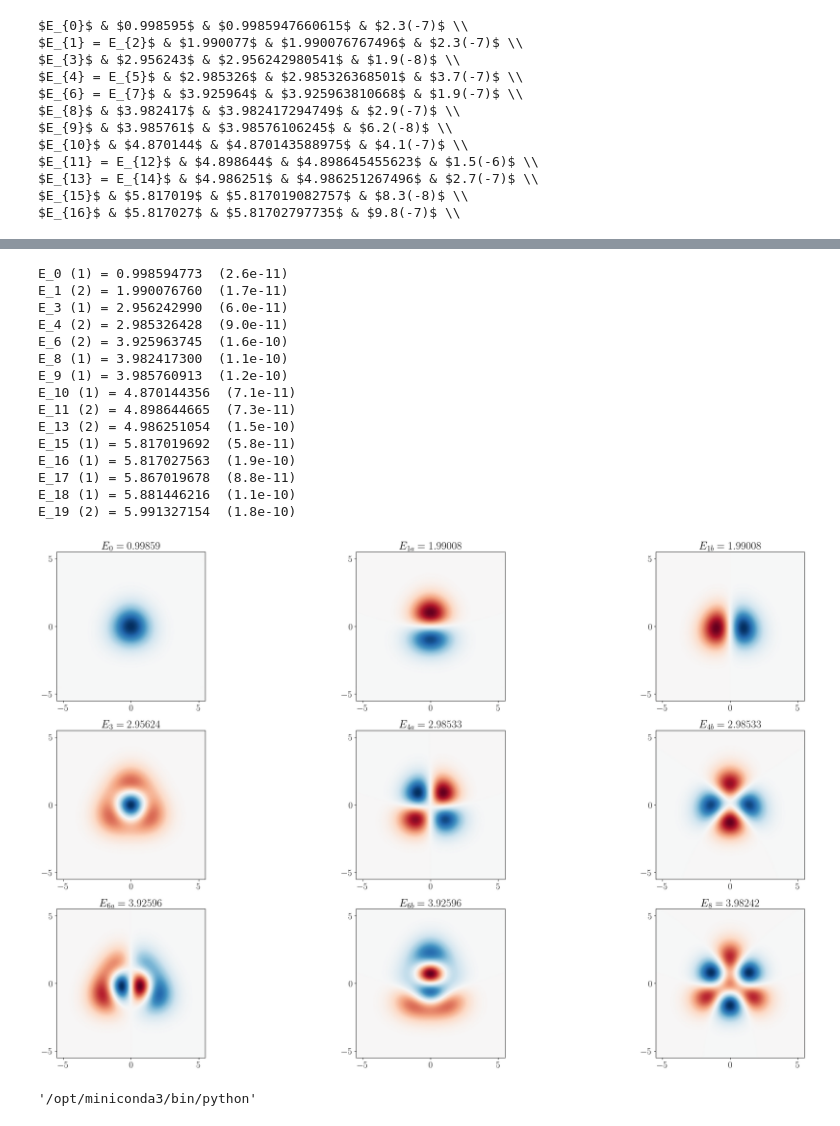
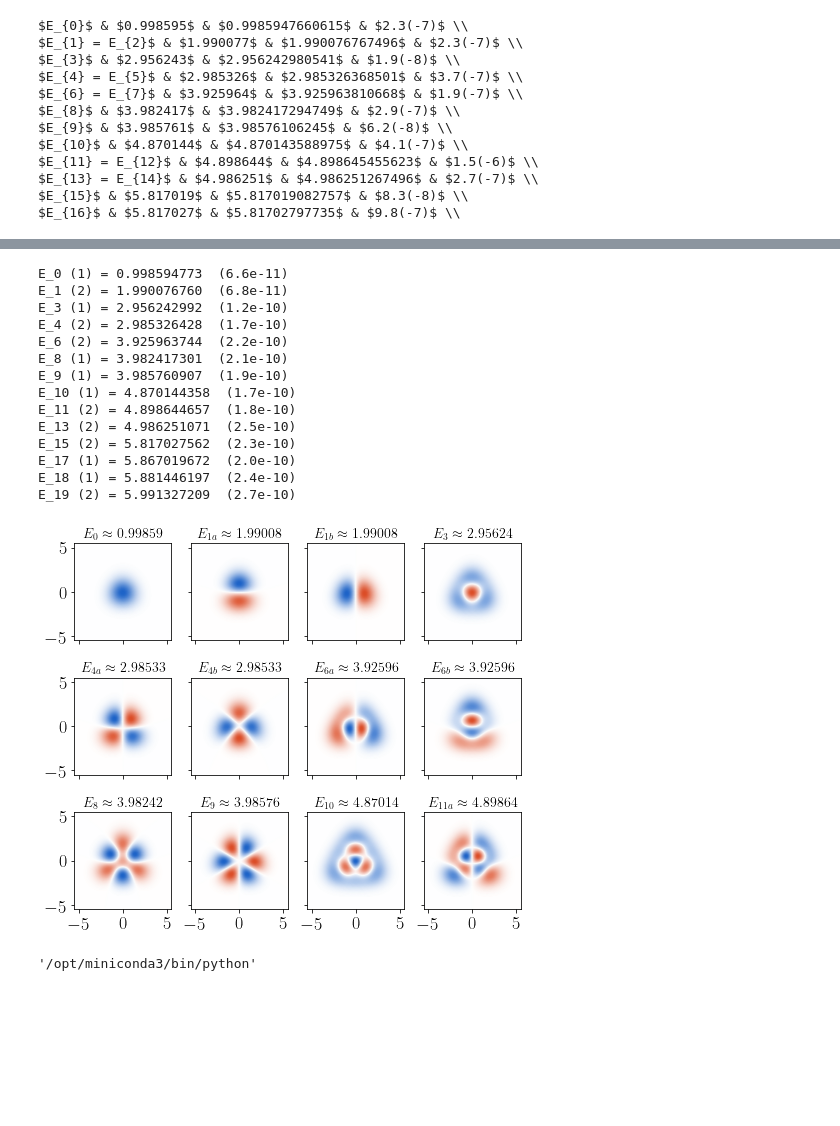
Before and after one commit to toonijn/PhD-thesis, a Jupyter notebook: img/chapter3/experiments/henon_heiles.ipynb, the cells around one changed output, grey strips where cells are left out. Saved outputs shown, nothing was run; the diff lists cells and outputs as text; code cells hidden in the pictures; blank space fills up the shorter version.

```diff
--- a/img/chapter3/experiments/henon_heiles.ipynb
+++ b/img/chapter3/experiments/henon_heiles.ipynb
@@ -57,0 +75,7 @@ $E_{16}$ & $5.817027$ & $5.81702797735$ & $9.8(-7)$ \\
+# %%
+eigs = []
+for i, E, m in result:
+    for _ in range(m):
+        eigs.append(E)
+
+np.array(eigs) - best_known[:len(eigs)]
@@ -78,60 +107,60 @@ Es
 for i, E, m in Es:
     print(f"E_{i} ({m}) = {E/2:.9f}  ({p.eigenvalueError(E):.1e})")
 # %% [output]
-E_0 (1) = 0.998594773  (2.6e-11)
-E_1 (2) = 1.990076760  (1.7e-11)
-E_3 (1) = 2.956242990  (6.0e-11)
-E_4 (2) = 2.985326428  (9.0e-11)
-E_6 (2) = 3.925963745  (1.6e-10)
-E_8 (1) = 3.982417300  (1.1e-10)
-E_9 (1) = 3.985760913  (1.2e-10)
-E_10 (1) = 4.870144356  (7.1e-11)
-E_11 (2) = 4.898644665  (7.3e-11)
-E_13 (2) = 4.986251054  (1.5e-10)
-E_15 (1) = 5.817019692  (5.8e-11)
-E_16 (1) = 5.817027563  (1.9e-10)
-E_17 (1) = 5.867019678  (8.8e-11)
-E_18 (1) = 5.881446216  (1.1e-10)
-E_19 (2) = 5.991327154  (1.8e-10)
+E_0 (1) = 0.998594773  (6.6e-11)
+E_1 (2) = 1.990076760  (6.8e-11)
+E_3 (1) = 2.956242992  (1.2e-10)
+E_4 (2) = 2.985326428  (1.7e-10)
+E_6 (2) = 3.925963744  (2.2e-10)
+E_8 (1) = 3.982417301  (2.1e-10)
+E_9 (1) = 3.985760907  (1.9e-10)
+E_10 (1) = 4.870144358  (1.7e-10)
+E_11 (2) = 4.898644657  (1.8e-10)
+E_13 (2) = 4.986251071  (2.5e-10)
+E_15 (2) = 5.817027562  (2.3e-10)
+E_17 (1) = 5.867019672  (2.0e-10)
+E_18 (1) = 5.881446197  (2.4e-10)
+E_19 (2) = 5.991327209  (2.7e-10)
 # %%
 import matplotlib.pyplot as plt
 from matplotlib import rc
 import string
 import numpy as np
 
 x = np.linspace(-5.5, 5.5, 211)
 y = np.linspace(-5.5, 5.5, 211)
 
 rc('text', usetex=True)
 rc('font', size=18)
 
-cols = 3
+cols = 4
 rows = 3
-fig, axes = plt.subplots(ncols=cols, nrows=rows, figsize=(30, 18))
+fig, axes = plt.subplots(ncols=cols, nrows=rows, figsize=(8, 7), sharex=True, sharey=True)
 
 fig_index = 0
 for i, E, m in Es:
     for name, f in zip(string.ascii_lowercase, p.eigenfunction(E)):
         r = fig_index//cols
         c = fig_index%cols
         if r >= rows:
             break
         z = f(x, y)
         vmax = np.max(np.abs(z))
         ax = axes[r][c]
         ax.set_xticks(ticks=[-5,0,5])
         ax.set_yticks(ticks=[-5,0,5])
         ax.set_aspect(1)
-        ax.set_title(f"$E_{{{i}{'' if m == 1 else name}}} = {E/2:.5f}$")
-        ax.pcolormesh(x, y, z.T, shading='gouraud', vmin=-vmax, vmax=vmax, cmap=plt.cm.RdBu)
+        ax.set_title(f"$E_{{{i}{'' if m == 1 else name}}} \\approx {E/2:.5f}$", fontsize=14)
+        ax.pcolormesh(x, y, z.T, shading='gouraud', vmin=-vmax, vmax=vmax, cmap=ugent.RdBu)
         fig_index += 1
     else:
         continue
     break
 
-#plt.savefig("../images/henon_heiles_eigenfunctions.png", bbox_inches='tight')
+plt.savefig("henon_heiles_eigenfunctions.png", bbox_inches='tight', dpi=800)
+plt.show()
 # %% [output]
-[figure, old version]
+[figure, new version]
 # %%
 import sys
 # %%
```
Also changed, not shown: parts of 5 cells of this notebook, 8 other files.
